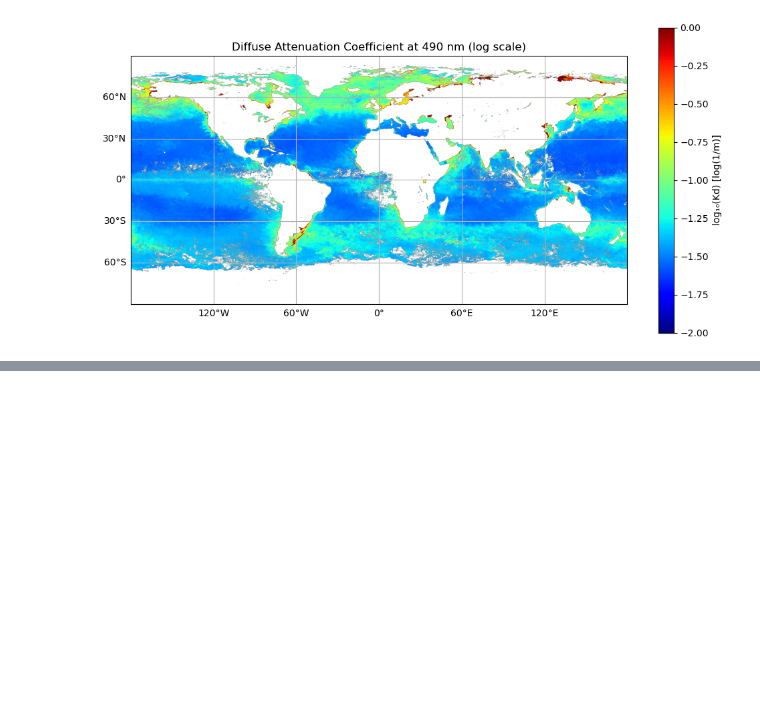
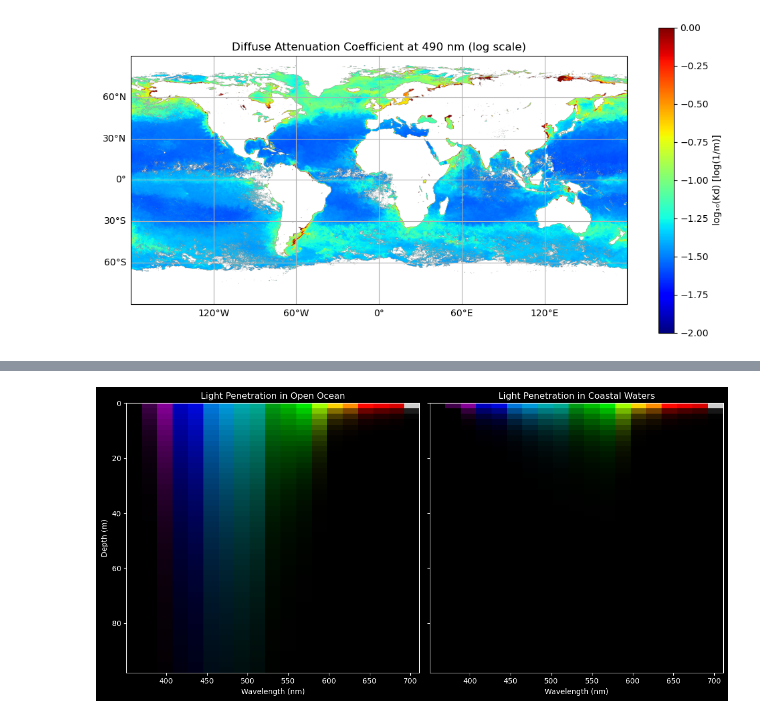
Before and after one commit to nmfs-opensci/EDMW-EarthData-Workshop-2025, a Jupyter notebook: tutorials/python/Tutorial_4_kd.ipynb, the cells around one changed output, grey strips where cells are left out. Drawn from its saved outputs; the diff is of its cells as text; code cells hidden in the pictures; blank space fills up the shorter version.

```diff
--- a/tutorials/python/Tutorial_4_kd.ipynb
+++ b/tutorials/python/Tutorial_4_kd.ipynb
@@ -190,0 +180,85 @@ plt.show()
+# %%
+# open ocean coordinates
+target_lat_open = 30.0
+target_lon_open = -60.0
+
+# coastal coordinates
+target_lat_coastal = -45.0
+target_lon_coastal = -60.0
+
+# calculate distance from target point
+dist_open = np.abs(lat_grid - target_lat_open) + np.abs(lon_grid - target_lon_open)
+dist_coastal = np.abs(lat_grid - target_lat_coastal) + np.abs(lon_grid - target_lon_coastal)
+
+# find the indices of the minimum distance
+i, j = np.unravel_index(np.argmin(dist_open), dist_open.shape)
+k, l = np.unravel_index(np.argmin(dist_coastal), dist_coastal.shape)
+
+Kd_pixel_open = Kd.isel(lat=i, lon=j)  # shape: (wavelength,)
+wavelengths_vals = Kd_pixel_open['wavelength'].values
+Kd_vals_open = Kd_pixel_open.values
+Kd_pixel_coastal = Kd.isel(lat=k, lon=l)  # shape: (wavelength,)
+Kd_vals_coastal = Kd_pixel_coastal.values
+
+depths = np.arange(0, 100, 2)
+
+# Pre-allocate arrays for better performance and compatibility with plotting
+attenuated_spectra_open = np.zeros((len(depths), len(wavelengths_vals)))
+attenuated_spectra_coastal = np.zeros((len(depths), len(wavelengths_vals)))
+
+for i, z in enumerate(depths):
+    attenuated_spectra_open[i, :] = Es * np.exp(-Kd_vals_open * z)
+    attenuated_spectra_coastal[i, :] = Es * np.exp(-Kd_vals_coastal * z)
+
+
+
+#from matplotlib.cm import get_cmap
+from matplotlib.colors import Normalize
+
+# Normalize wavelengths to [0, 1] for colormap
+norm = Normalize(vmin=wavelengths_vals.min(), vmax=wavelengths_vals.max())
+rgb_colors = plt.colormaps['nipy_spectral'](norm(wavelengths_vals))[:, :3]
+
+# Normalize Ed at surface for comparison
+open_norm = attenuated_spectra_open / attenuated_spectra_open[0, :]
+coastal_norm = attenuated_spectra_coastal / attenuated_spectra_coastal[0, :]
+
+# Optional: Mask out low-light values for better contrast
+open_norm[open_norm < 1e-3] = np.nan
+coastal_norm[coastal_norm < 1e-3] = np.nan
+
+# Function to create RGB image
+def spectra_to_rgb(spectra, rgb_colors):
+    return spectra[..., np.newaxis] * rgb_colors[np.newaxis, :, :]
+
+# Generate RGB images
+rgb_open = spectra_to_rgb(open_norm, rgb_colors)
+rgb_coastal = spectra_to_rgb(coastal_norm, rgb_colors)
+
+# Plot
+fig, axs = plt.subplots(1, 2, figsize=(12, 6), sharey=True)
+
+for ax in axs:
+    ax.set_facecolor('black')
+    ax.tick_params(colors='white')                     # Tick labels
+    ax.xaxis.label.set_color('white')                  # X-axis label
+    ax.yaxis.label.set_color('white')                  # Y-axis label
+    ax.title.set_color('white')                        # Title text
+    for spine in ax.spines.values():
+        spine.set_edgecolor('white')                   # Axes spines
+
+fig.patch.set_facecolor('black')        # Figure background
+for ax in axs:
+    ax.set_facecolor('black')           # Plot (axes) background
+
+for ax, rgb_img, title in zip(axs, [rgb_open, rgb_coastal], ["Open Ocean", "Coastal Waters"]):
+    ax.imshow(rgb_img, aspect='auto',
+              extent=[wavelengths_vals.min(), wavelengths_vals.max(), depths.max(), depths.min()])
+    ax.set_title(f"Light Penetration in {title}")
+    ax.set_xlabel("Wavelength (nm)")
+
+axs[0].set_ylabel("Depth (m)")
+plt.tight_layout()
+plt.show()
+# %% [output]
+[figure, added]
```
Also changed, not shown: parts of 5 cells of this notebook, 2 other files.
